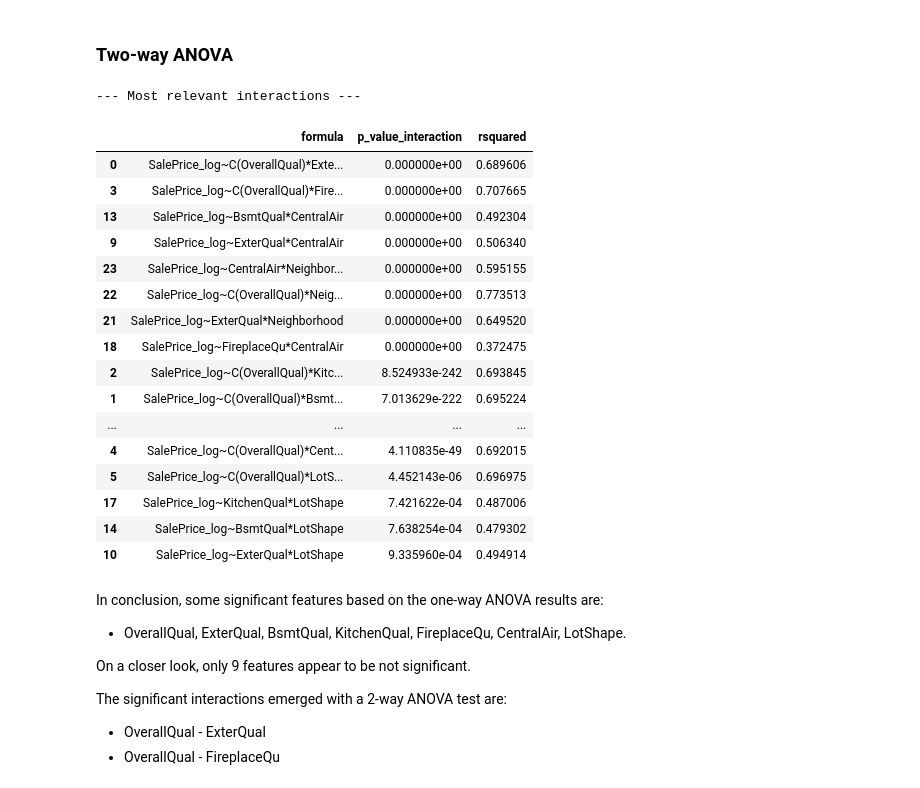
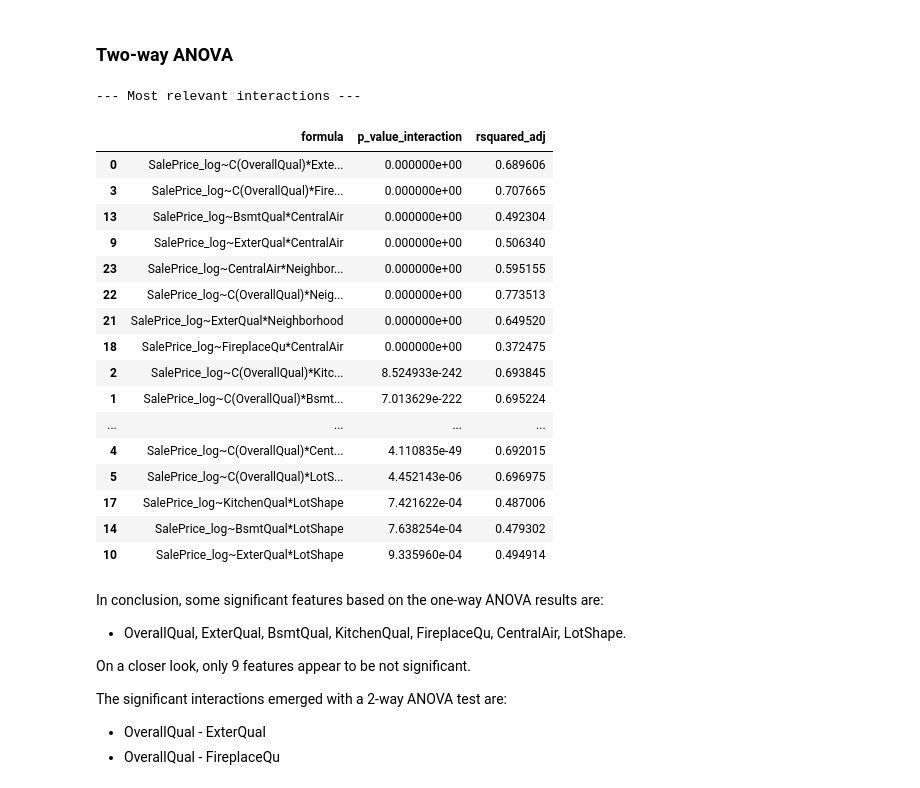
Before and after one commit to cpalescan/cstat, a Jupyter notebook: project_MAIN.ipynb, the cells around one changed output. Drawn from its saved outputs; the diff is of its cells as text; code cells hidden in the pictures.

```diff
--- a/project_MAIN.ipynb
+++ b/project_MAIN.ipynb
@@ -637,0 +635,7 @@ anova_t
+# %%
+model = ols(f'SalePrice_log ~ Neighborhood', data=train).fit()
+
+plt.scatter(model.fittedvalues, model.resid)
+plt.axhline(0, color="red")
+plt.title("Neighborhood - residuals vs fitted")
+plt.xlabel("SalePrice_log")
@@ -734,33 +774,33 @@ combinations = ["SalePrice_log~C(OverallQual)*ExterQual", "SalePrice_log~C(Overa
 # %%
 results_list = []
 warnings.filterwarnings('ignore', category=sm.stats.stattools.ValueWarning)
 
 for f in combinations:
     try:
         model = ols(f, data=train).fit()
         anova_table = sm.stats.anova_lm(model, typ=2)
 
         p_val_interaction = anova_table.iloc[2]['PR(>F)']
 
         results_list.append({
             'formula': f,
             'p_value_interaction': p_val_interaction,
-            'rsquared': model.rsquared_adj
+            'rsquared_adj': model.rsquared_adj
         })
 
     except Exception as e:
         print(f"Exception: {e}")
         continue
 
 anova_results = pd.DataFrame(results_list)
 
 significant_results = anova_results[anova_results['p_value_interaction'] < 0.05].sort_values(by='p_value_interaction')
 
 print("\n--- Most relevant interactions ---")
 significant_results
 # %% [output]
 --- Most relevant interactions ---
-|  | formula | p_value_interaction | rsquared |
+|  | formula | p_value_interaction | rsquared_adj |
 | 0 | SalePrice_log~C(OverallQual)*Exte... | 0.000000e+00 | 0.689606 |
 | 3 | SalePrice_log~C(OverallQual)*Fire... | 0.000000e+00 | 0.707665 |
 | 13 | SalePrice_log~BsmtQual*CentralAir | 0.000000e+00 | 0.492304 |
```
Also changed, not shown: parts of 13 cells of this notebook, 4 other files.
